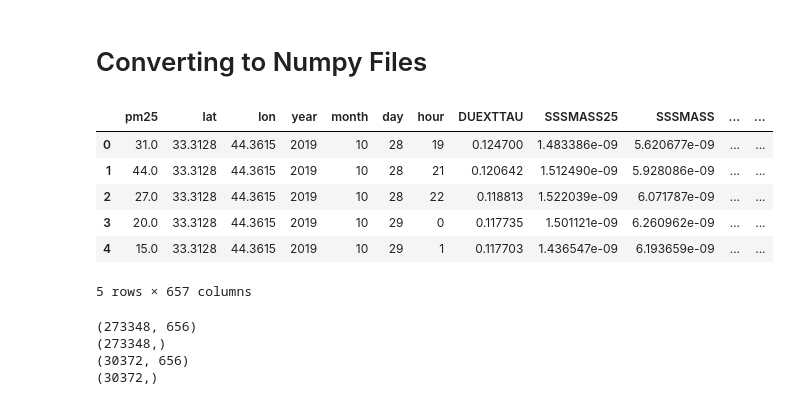
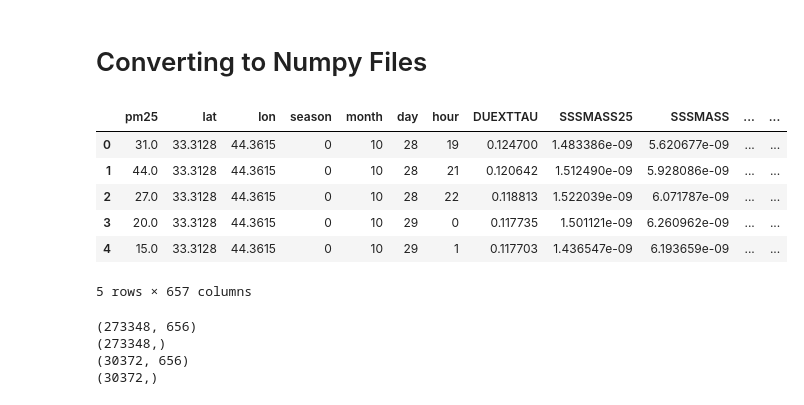
Before and after one commit to BullDF/satellite_image_downscaling, a Jupyter notebook: code/time_series/data_preprocessing.ipynb, the cells around one changed output. Saved outputs shown, nothing was run; the diff lists cells and outputs as text; code cells hidden in the pictures.

Commit message:
Reprocessed data for season

```diff
--- a/code/time_series/data_preprocessing.ipynb
+++ b/code/time_series/data_preprocessing.ipynb
@@ -166,18 +166,22 @@ len(merra2)
 merged_df.to_csv(time_series_dir + 'merra2_openaq.csv', index=False)
 # %% [markdown]
 # Converting to Numpy Files
+# %%
+month_to_season = {1: 'winter', 2: 'winter', 3: 'spring', 4: 'spring', 5: 'spring', 6: 'summer', 7: 'summer', 8: 'summer', 9: 'fall', 10: 'fall', 11: 'fall', 12: 'winter'}
 # %%
 df = pd.read_csv(time_series_dir + 'merra2_openaq.csv')
 df = df.dropna(axis=0).reset_index(drop=True)
-df = df.drop(columns=['site'])
+df = df.drop(columns=['site', 'year'])
+df['season'] = pd.Categorical(df['month'].map(month_to_season)).codes
+df = df[['pm25', 'lat', 'lon', 'season'] + [col for col in df.columns if col not in ['pm25', 'lat', 'lon', 'season']]]
 df.head()
 # %% [output]
-|  | pm25 | lat | lon | year | month | day | hour | DUEXTTAU | SSSMASS25 | SSSMASS | ... | ... |
-| 0 | 31.0 | 33.3128 | 44.3615 | 2019 | 10 | 28 | 19 | 0.124700 | 1.483386e-09 | 5.620677e-09 | ... | ... |
-| 1 | 44.0 | 33.3128 | 44.3615 | 2019 | 10 | 28 | 21 | 0.120642 | 1.512490e-09 | 5.928086e-09 | ... | ... |
-| 2 | 27.0 | 33.3128 | 44.3615 | 2019 | 10 | 28 | 22 | 0.118813 | 1.522039e-09 | 6.071787e-09 | ... | ... |
-| 3 | 20.0 | 33.3128 | 44.3615 | 2019 | 10 | 29 | 0 | 0.117735 | 1.501121e-09 | 6.260962e-09 | ... | ... |
-| 4 | 15.0 | 33.3128 | 44.3615 | 2019 | 10 | 29 | 1 | 0.117703 | 1.436547e-09 | 6.193659e-09 | ... | ... |
+|  | pm25 | lat | lon | season | month | day | hour | DUEXTTAU | SSSMASS25 | SSSMASS | ... | ... |
+| 0 | 31.0 | 33.3128 | 44.3615 | 0 | 10 | 28 | 19 | 0.124700 | 1.483386e-09 | 5.620677e-09 | ... | ... |
+| 1 | 44.0 | 33.3128 | 44.3615 | 0 | 10 | 28 | 21 | 0.120642 | 1.512490e-09 | 5.928086e-09 | ... | ... |
+| 2 | 27.0 | 33.3128 | 44.3615 | 0 | 10 | 28 | 22 | 0.118813 | 1.522039e-09 | 6.071787e-09 | ... | ... |
+| 3 | 20.0 | 33.3128 | 44.3615 | 0 | 10 | 29 | 0 | 0.117735 | 1.501121e-09 | 6.260962e-09 | ... | ... |
+| 4 | 15.0 | 33.3128 | 44.3615 | 0 | 10 | 29 | 1 | 0.117703 | 1.436547e-09 | 6.193659e-09 | ... | ... |
 5 rows × 657 columns
 # %%
 train, val = train_test_split(df, test_size=0.1, random_state=497)
```
Also changed, not shown: parts of 2 cells of this notebook.
